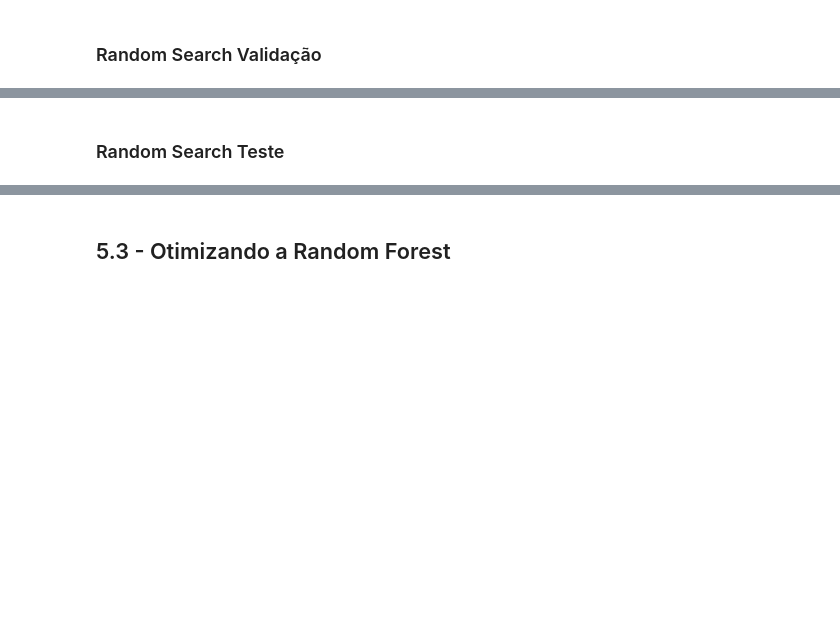
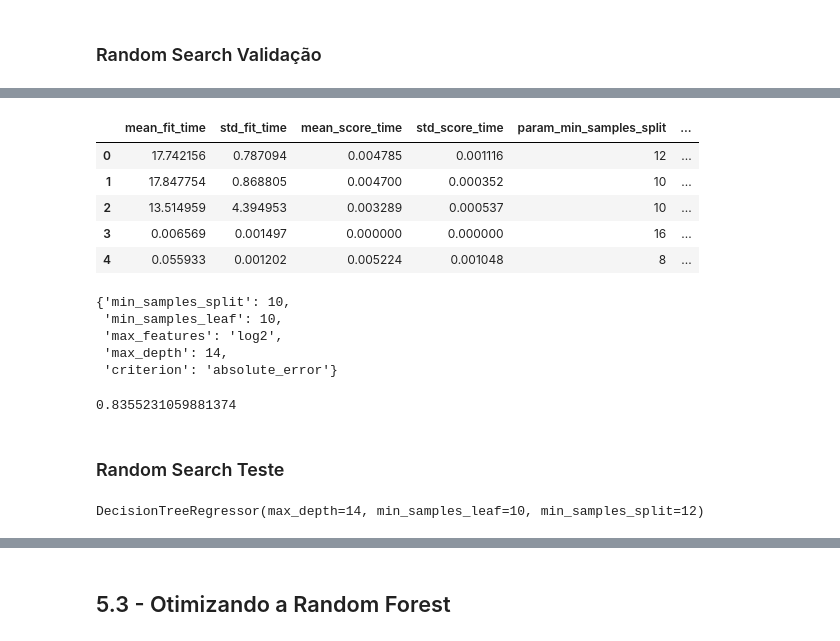
Before and after one commit to EduardoAMelo/ML_Engineering, a Jupyter notebook: sklearn/classroom.ipynb, the cells around one changed output, grey strips where cells are left out. Drawn from its saved outputs; the diff is of its cells as text; code cells hidden in the pictures; blank space fills up the shorter version.

Commit message:
SKLearn completed

```diff
--- a/sklearn/classroom.ipynb
+++ b/sklearn/classroom.ipynb
@@ -659,5 +695,9 @@ Os parâmetros são praticamente os mesmos entre o `DecisionTreeRegressor()` e o
 * Imagem no artigo sobre funcionamento desta busca
 # %% [markdown]
 ## 5.2 - Otimizando a árvore de decisão
+# %%
+from sklearn.model_selection import KFold
+
+cv = KFold(n_splits= 5, shuffle=True)
 # %% [markdown]
 ### Cross validation
@@ -664,2 +716,11 @@ Os parâmetros são praticamente os mesmos entre o `DecisionTreeRegressor()` e o
 # %% [markdown]
 ### Random Search Validação
+# %%
+#seleção de hiperparâmetros
+param_random_dt = {
+    'criterion': ['squared_error', 'absolute_error'],
+    'max_depth': [6, 8, 10, 12, 14, 16],
+    'min_samples_leaf': [6, 8, 10],
+    'min_samples_split': [8, 10, 12, 14, 16],
+    'max_features': ['sqrt', 'log2', 'auto'],
+}
@@ -665,0 +729,11 @@ Os parâmetros são praticamente os mesmos entre o `DecisionTreeRegressor()` e o
+# %%
+random_cv_dt = RandomizedSearchCV(
+    modelo_tree,
+    param_random_dt,
+    n_iter=5,
+    cv=cv,
+    scoring='r2',
+    n_jobs=-1
+)
+# %%
+randomcv_dtr = random_cv_dt.fit(X_treino, y_treino)
@@ -666,2 +760,23 @@ Os parâmetros são praticamente os mesmos entre o `DecisionTreeRegressor()` e o
+# %%
+pd.DataFrame(randomcv_dtr.cv_results_)
+# %% [output]
+|  | mean_fit_time | std_fit_time | mean_score_time | std_score_time | param_min_samples_split | ... |
+| 0 | 17.742156 | 0.787094 | 0.004785 | 0.001116 | 12 | ... |
+| 1 | 17.847754 | 0.868805 | 0.004700 | 0.000352 | 10 | ... |
+| 2 | 13.514959 | 4.394953 | 0.003289 | 0.000537 | 10 | ... |
+| 3 | 0.006569 | 0.001497 | 0.000000 | 0.000000 | 16 | ... |
+| 4 | 0.055933 | 0.001202 | 0.005224 | 0.001048 | 8 | ... |
+# %%
+randomcv_dtr.best_params_
+# %% [output]
+{'min_samples_split': 10,
+ 'min_samples_leaf': 10,
+ 'max_features': 'log2',
+ 'max_depth': 14,
+ 'criterion': 'absolute_error'}
+# %%
+randomcv_dtr.best_score_
+# %% [output]
+0.8355231059881374
 # %% [markdown]
 ### Random Search Teste
@@ -667,0 +786,4 @@ Os parâmetros são praticamente os mesmos entre o `DecisionTreeRegressor()` e o
+# %%
+dtr_otimizado.fit(X_treino, y_treino)
+# %% [output]
+DecisionTreeRegressor(max_depth=14, min_samples_leaf=10, min_samples_split=12)
```
Also changed, not shown: parts of 26 cells of this notebook.
